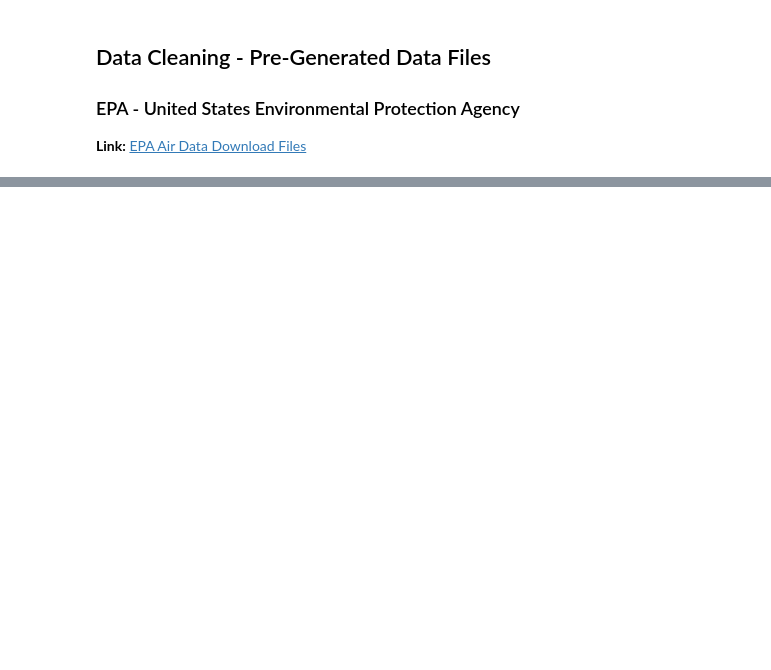
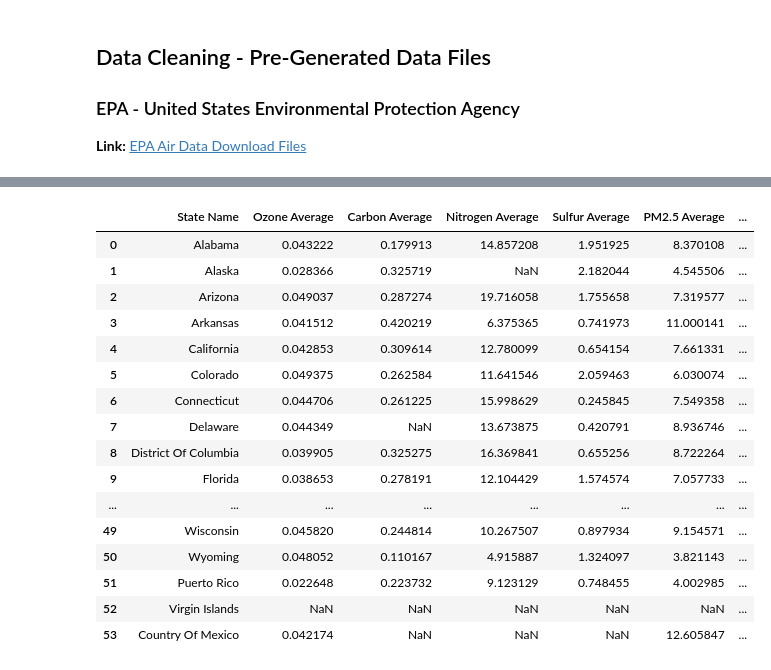
Before and after one commit to Rahib-Khan/Air_Quality_Predictor, a Jupyter notebook: src/data-cleaning.ipynb, the cells around one changed output, grey strips where cells are left out. Drawn from its saved outputs; the diff is of its cells as text; code cells hidden in the pictures; blank space fills up the shorter version.

```diff
--- a/src/data-cleaning.ipynb
+++ b/src/data-cleaning.ipynb
@@ -155,7 +144,7 @@ df = pd.read_csv(f'/Users/rahib/ctp_data/annual_conc_by_monitor_2023.csv', low_m
 filtered_df = df[(df['Parameter Name'] == 'PM2.5 - Local Conditions') & (df['Sample Duration'] == '24-HR BLK AVG')]
 
 # Calculating the average of 'Arithmetic Mean' grouped by 'State Code'
-small_particulate_average_by_state = filtered_df.groupby('State Name')['Arithmetic Mean'].mean()
+small_particulate_average_by_state = filtered_df.groupby('State Name')['Arithmetic Mean'].mean().reset_index(name='PM2.5 Average')
 
 # Display the result
 print(small_particulate_average_by_state)
@@ -186,7 +175,7 @@ filtered_df = df[(df['Parameter Name'] == 'PM10 Total 0-10um STP') & (df['Sample
 
 
 # Calculating the average of 'Arithmetic Mean' grouped by 'State Code'
-large_particulate_average_by_state = filtered_df.groupby('State Name')['Arithmetic Mean'].mean()
+large_particulate_average_by_state = filtered_df.groupby('State Name')['Arithmetic Mean'].mean().reset_index(name='PM10 Average')
 
 # Display the result
 print(large_particulate_average_by_state)
@@ -213,0 +200,8 @@ KeyError: 'id'
+# %%
+df = df.merge(ozone_average_by_state, on='State Name', how='left')
+df = df.merge(carbon_average_by_state, on='State Name', how='left')
+df = df.merge(nitrogen_average_by_state, on='State Name', how='left')
+df = df.merge(sulfur_average_by_state, on='State Name', how='left')
+df = df.merge(small_particulate_average_by_state, on='State Name', how='left')
+df = df.merge(large_particulate_average_by_state, on='State Name', how='left')
+df
@@ -213,0 +222,29 @@ KeyError: 'id'
+# %%
+all_cols = df.columns.tolist()
+selected_cols = [   'State Name',
+                     "Ozone Average","Carbon Average",	"Nitrogen Average",
+                     "Sulfur Average",	"PM2.5 Average","PM10 Average",]
+
+remove_cols = list(set(all_cols) - set(selected_cols))
+df.drop(remove_cols, axis=1, inplace=True)
+# %%
+df.drop_duplicates(inplace=True, ignore_index=True)
+df
+# %% [output]
+|  | State Name | Ozone Average | Carbon Average | Nitrogen Average | Sulfur Average | PM2.5 Average | ... |
+| 0 | Alabama | 0.043222 | 0.179913 | 14.857208 | 1.951925 | 8.370108 | ... |
+| 1 | Alaska | 0.028366 | 0.325719 | NaN | 2.182044 | 4.545506 | ... |
+| 2 | Arizona | 0.049037 | 0.287274 | 19.716058 | 1.755658 | 7.319577 | ... |
+| 3 | Arkansas | 0.041512 | 0.420219 | 6.375365 | 0.741973 | 11.000141 | ... |
+| 4 | California | 0.042853 | 0.309614 | 12.780099 | 0.654154 | 7.661331 | ... |
+| 5 | Colorado | 0.049375 | 0.262584 | 11.641546 | 2.059463 | 6.030074 | ... |
+| 6 | Connecticut | 0.044706 | 0.261225 | 15.998629 | 0.245845 | 7.549358 | ... |
+| 7 | Delaware | 0.044349 | NaN | 13.673875 | 0.420791 | 8.936746 | ... |
+| 8 | District Of Columbia | 0.039905 | 0.325275 | 16.369841 | 0.655256 | 8.722264 | ... |
+| 9 | Florida | 0.038653 | 0.278191 | 12.104429 | 1.574574 | 7.057733 | ... |
+| ... | ... | ... | ... | ... | ... | ... | ... |
+| 49 | Wisconsin | 0.045820 | 0.244814 | 10.267507 | 0.897934 | 9.154571 | ... |
+| 50 | Wyoming | 0.048052 | 0.110167 | 4.915887 | 1.324097 | 3.821143 | ... |
+| 51 | Puerto Rico | 0.022648 | 0.223732 | 9.123129 | 0.748455 | 4.002985 | ... |
+| 52 | Virgin Islands | NaN | NaN | NaN | NaN | NaN | ... |
+| 53 | Country Of Mexico | 0.042174 | NaN | NaN | NaN | 12.605847 | ... |
```
Also changed, not shown: parts of 11 cells of this notebook.
